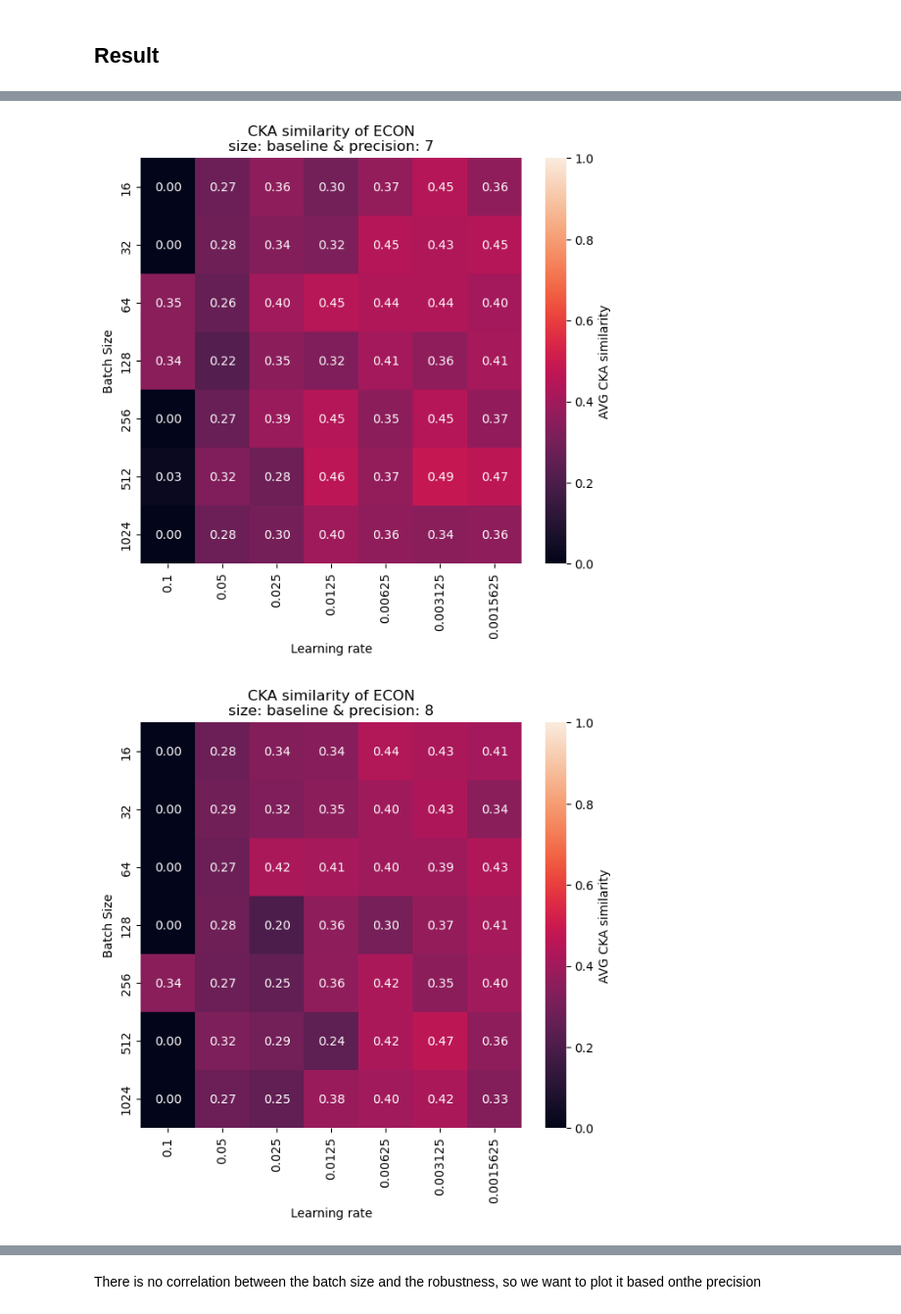
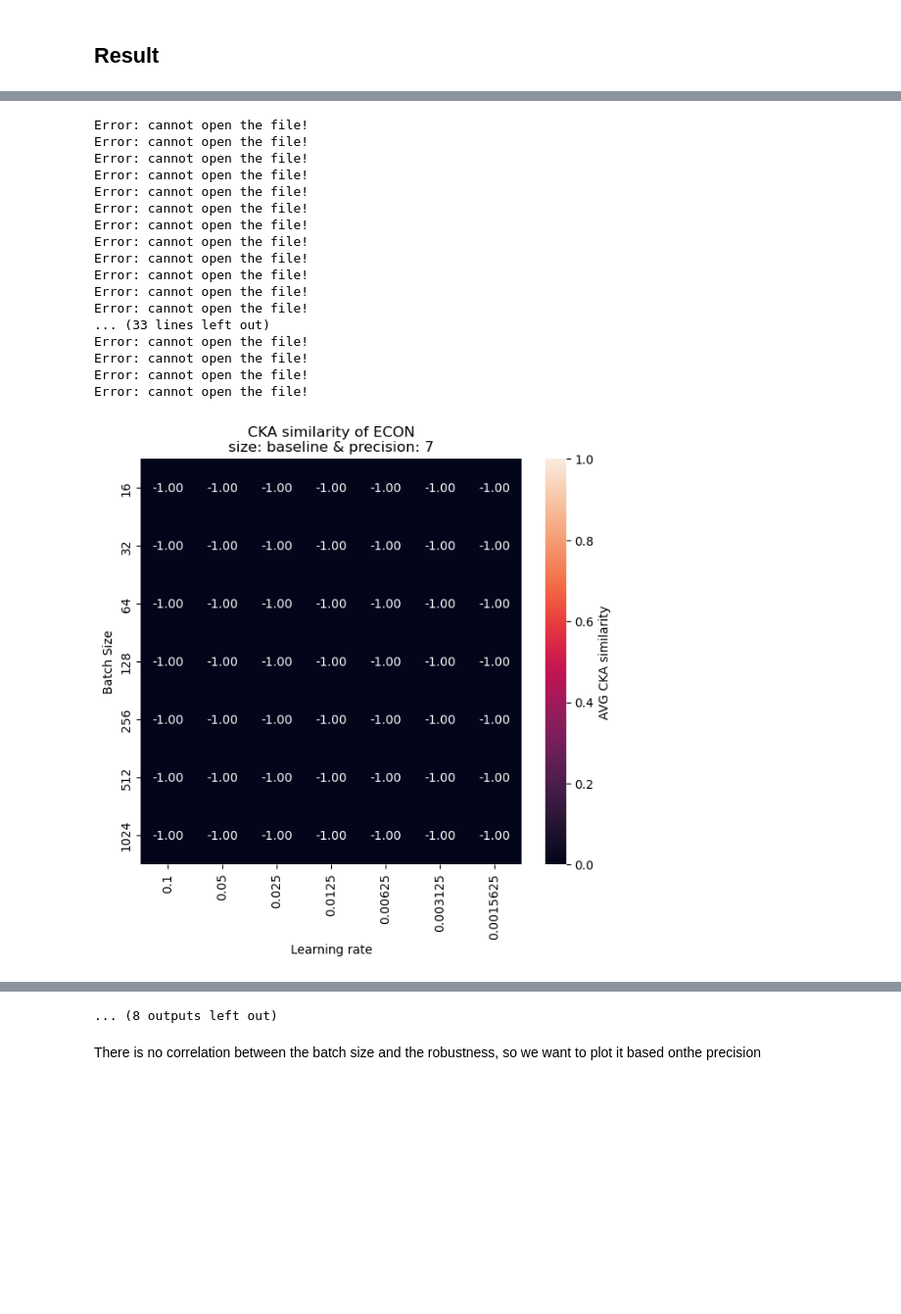
Before and after one commit to Vis4SciML/loss_landscape_taxonomy, a Jupyter notebook: workspace/notebooks/CKA_analysis.ipynb, the cells around one changed output, grey strips where cells are left out. Shown at 98% size. Cells and saved outputs as stored; diff of their text form; code cells hidden in the pictures; blank space fills up the shorter version.

```diff
--- a/workspace/notebooks/CKA_analysis.ipynb
+++ b/workspace/notebooks/CKA_analysis.ipynb
@@ -63,6 +64,19 @@ def plot_2d_heatmap(values,
 
     # Display the plot
     plt.show()
+
+def read_file(file_path, name='CKA_similarity'):
+
+    file_path = os.join(file_path, f'{name}.pkl')
+
+    try:
+        with open(file_path, 'rb') as f:
+            result = pickle.load(f)
+        return result
+    except FileNotFoundError:
+        print("File not found.")
+    except Exception as e:
+        print("Error occurred:", e)
 # %%
 # search space
 batch_sizes = [16, 32, 64, 128, 256, 512, 1024]
@@ -113,24 +127,28 @@ for p in precisions:
     CKA_matrix = np.zeros((len(batch_sizes), len(learning_rates)))
     for x, bs in enumerate(batch_sizes):
         for y, lr in enumerate(learning_rates):
-            # get the performance of the model with and without noise
-            mean_emd, _ = econ.get_model_index_and_relative_EMD(DATA_PATH, bs, lr, p, size)
-            noise_emd = econ.get_emd_with_noise(DATA_PATH, bs, lr, p, size, noise_type, noise)
             # path to the directory
             path = os.path.join(DATA_PATH, f'bs{bs}_lr{lr}/ECON_{p}b/{size}/')
+            avg_cka = -1
+            try:
+                result = read_file(path)
+                avg_cka = result['CKA_similarity']
+            except:
+                print(f"Error: cannot open the file! {}")
+
             # get the metric
-            cka = get_cka_per_model(bs,
-                                    lr,
-                                    p,
-                                    size,
-                                    cka_dataloader,
-                                    ECON_layers,
-                                    max_batches=cka_batch_num)
+            # cka = get_cka_per_model(bs,
+            #                         lr,
+            #                         p,
+            #                         size,
+            #                         cka_dataloader,
+            #                         ECON_layers,
+            #                         max_batches=cka_batch_num)
 
-            # load the results
-            avg_cka = -1
-            if cka.load_from_file(path):
-                avg_cka = cka.results['CKA_similarity']
+            # # load the results
+            # avg_cka = -1
+            # if cka.load_from_file(path):
+            #     avg_cka = cka.results['CKA_similarity']
 
 
             # build the heatmap
@@ -140,17 +158,15 @@ for p in precisions:
             cka_distribution.append({
                 'precision': p,
                 'avg_cka': avg_cka,
-                'emd': mean_emd,
-                'noise_emd': noise_emd,
                 'batch_size': str(bs),
                 'learning_rate': str(lr),
-                'loss': (noise_emd - mean_emd) * 100 / mean_emd,
             })
 
 
     CKA_matrix = pd.DataFrame(CKA_matrix,
                               index=batch_sizes,
                               columns=learning_rates)
+
     plot_2d_heatmap(CKA_matrix,
                     f'CKA similarity of ECON\nsize: {size} & precision: {p}',
                     (0, 1),
@@ -167,2 +268,18 @@ for p in precisions:
+Error: cannot open the file!
+Error: cannot open the file!
+Error: cannot open the file!
+Error: cannot open the file!
+Error: cannot open the file!
+Error: cannot open the file!
+Error: cannot open the file!
+Error: cannot open the file!
+Error: cannot open the file!
+Error: cannot open the file!
+Error: cannot open the file!
+Error: cannot open the file!
+... (33 lines left out)
+Error: cannot open the file!
+Error: cannot open the file!
+Error: cannot open the file!
+Error: cannot open the file!
-[figure, old version]
+[figure, new version]
-[figure, removed]
@@ -172,3 +286,4 @@ for p in precisions:
+... (8 outputs left out)
 # %%
 cka_distribution_df = pd.DataFrame(cka_distribution)
 # export as CSV
```
Also changed, not shown: parts of 5 cells of this notebook, 10 other files.
